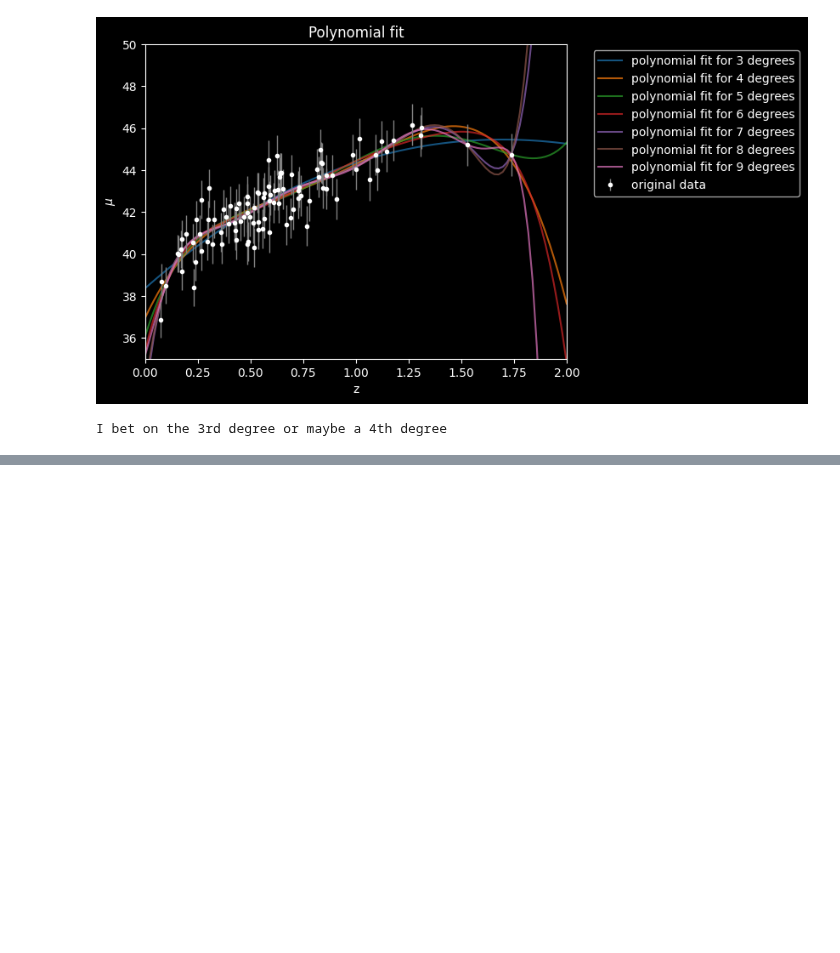
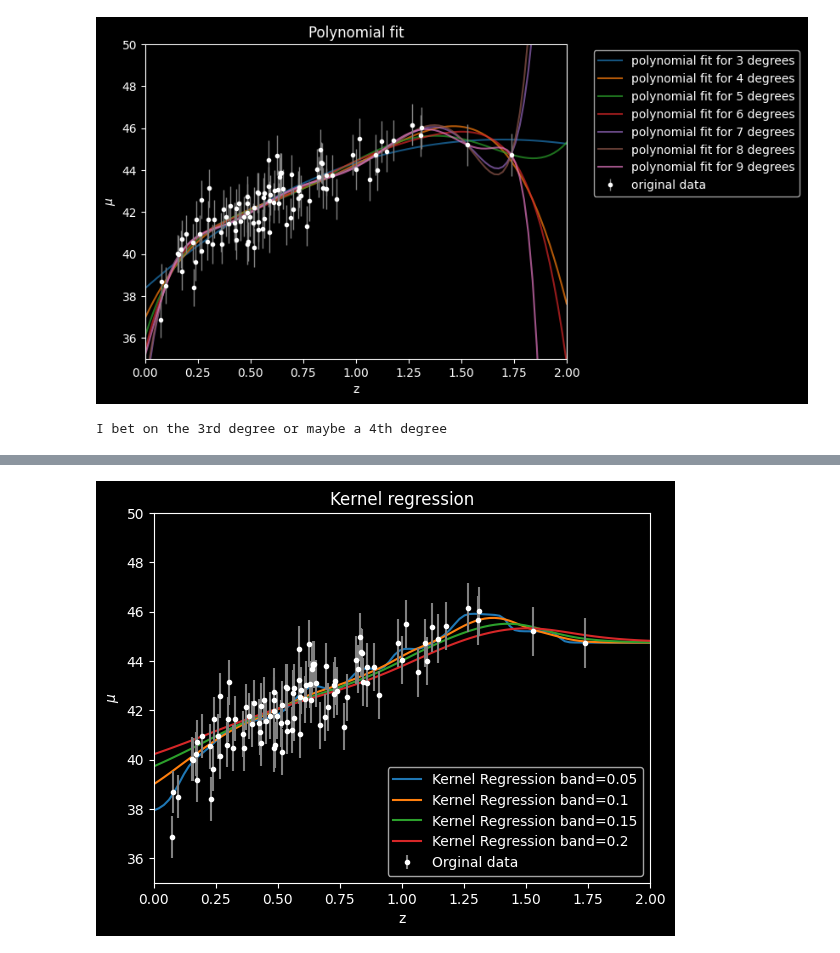
Before and after one commit to RiccardoFanton/astrostatistics_bicocca_2026, a Jupyter notebook: working/Lecture_17.ipynb, the cells around one changed output, grey strips where cells are left out. Drawn from its saved outputs; the diff is of its cells as text; code cells hidden in the pictures; blank space fills up the shorter version.

```diff
--- a/working/Lecture_17.ipynb
+++ b/working/Lecture_17.ipynb
@@ -196,0 +129,24 @@ plt.show()
+# %%
+#last same stuff with kernel regression
+z_sample=z_sample.reshape(-1,1)
+bands = [0.05, 0.1, 0.15, 0.2]  #select many bandwidth
+
+for band in bands:
+
+    regressor = NadarayaWatson('gaussian', band)    #gaussian kernel with differend bandwidths
+    regressor.fit(z_sample, mu_sample)
+
+    test_z = np.linspace(0,2,100)       #test the regression model
+    mu_fit = regressor.predict(test_z.reshape(-1,1))
+    plt.plot(test_z, mu_fit, label='Kernel Regression band='+str(band))
+
+plt.errorbar(z_sample, mu_sample, dmu, fmt='.', ecolor='gray', color='white', label='Orginal data')
+plt.xlabel("z")
+plt.ylabel(r"$\mu$")
+plt.legend(loc='lower right')
+plt.title('Kernel regression')
+plt.xlim(0,2)
+plt.ylim(35,50)
+plt.show()
+# %% [output]
+[figure, added]
```
Also changed, not shown: parts of 8 cells of this notebook.
